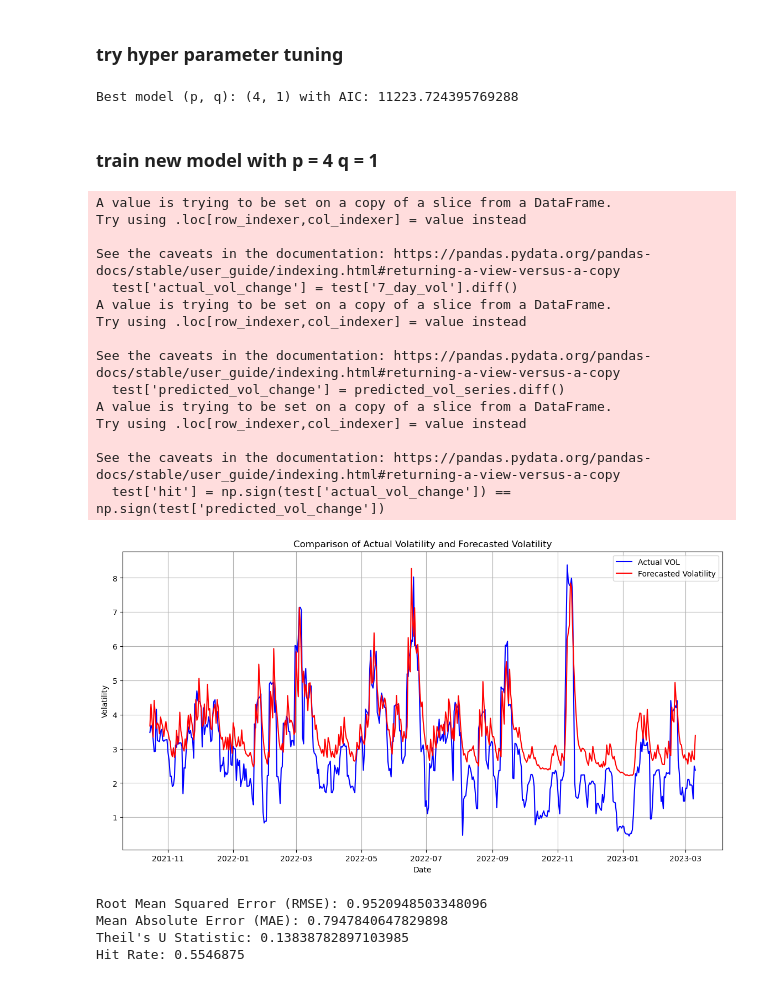
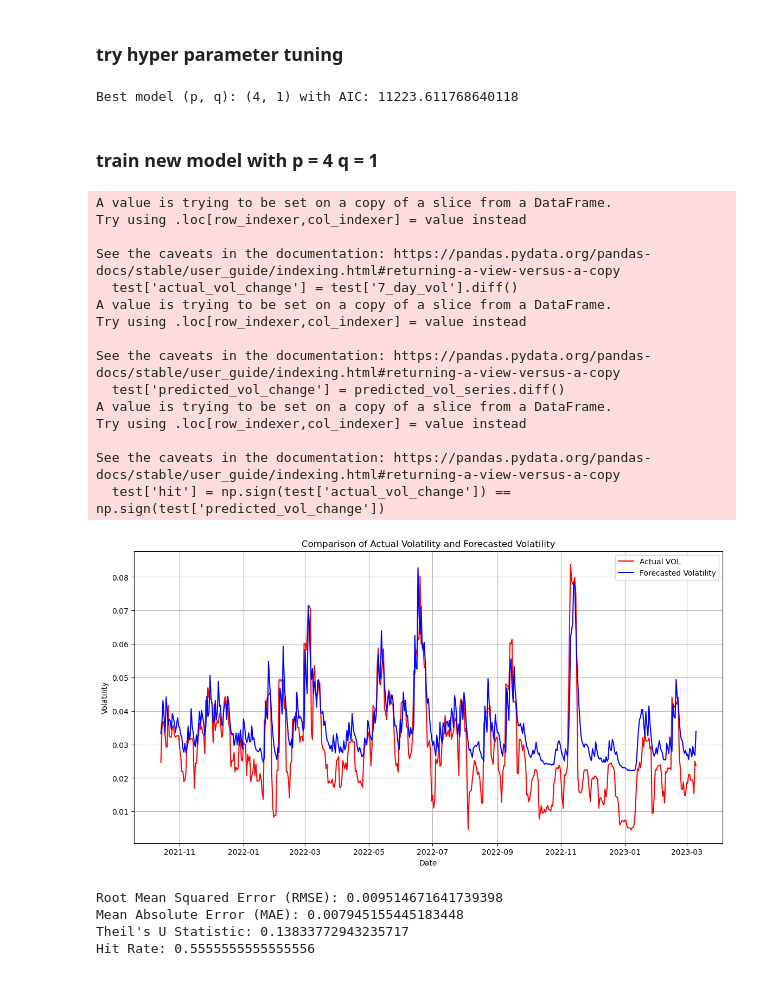
Before and after one commit to frankli073/variance_prediction, a Jupyter notebook: models/GARCH.ipynb, the cells around one changed output. Cells and saved outputs as stored; diff of their text form; code cells hidden in the pictures.

```diff
--- a/models/GARCH.ipynb
+++ b/models/GARCH.ipynb
@@ -61,7 +63,7 @@ features_df = pd.read_csv(features_path, parse_dates=['date'], index_col=0)
 # %% [markdown]
 ### Use the pre-engineered features by Frank
 # %%
-features_df['return'] = features_df['close'].pct_change() * 100
+features_df['return'] = features_df['close'].pct_change()
 features_df.dropna(inplace=True)  # Removing NaN values that occur from pct_change()
 
 features_df
@@ -136,5 +159,9 @@ train
 # %%
 # Define the GARCH model on training data
+
+#scaling warning, multiply by 100 on return for better convergence
+train['return'] = train['return']*100
+test['return'] = test['return']*100
 model = arch_model(train['return'], mean='Zero', vol='Garch', p=1, q=1)
 
 # Fit the model
@@ -179,3 +233,0 @@ plt.plot(test.index, arr_pre, label='Forecasted Volatility', color='red')
-# %%
-test['7_day_vol'] = test['7_day_vol'].apply(lambda x: x*100.0)
-test
@@ -217,6 +249,7 @@ for i in range(len(test)):
     predicted_variance.append(temp_forecast.variance.values[-1, -1])
 
 predicted_volatility = np.sqrt(predicted_variance)  # Taking the square root to get the volatility
+predicted_volatility = predicted_volatility / 100.0 # remember only run this once
 
 # Assumed that predicted_volatility and test['return'] are already defined and available
 
@@ -241,8 +274,8 @@ hit_rate = test['hit'].mean()
 
 # Plotting the comparison
 plt.figure(figsize=(14, 7))
-plt.plot(test.index, test['7_day_vol'], label='Actual VOL', color='blue')
-plt.plot(test.index, predicted_volatility, label='Forecasted Volatility', color='red')
+plt.plot(test.index, test['7_day_vol'], label='Actual VOL', color='red')
+plt.plot(test.index, predicted_volatility, label='Forecasted Volatility', color='blue')
 plt.title('Comparison of Actual Volatility and Forecasted Volatility')
 plt.xlabel('Date')
 plt.ylabel('Volatility')
@@ -299,7 +332,7 @@ for p in range(1, 8):  # Test p from 1 to 7
 
 print(f'Best model (p, q): ({best_p}, {best_q}) with AIC: {best_aic}')
 # %% [output]
-Best model (p, q): (4, 1) with AIC: 11223.724395769288
+Best model (p, q): (4, 1) with AIC: 11223.611768640118
 # %% [markdown]
 ### train new model with p = 4 q = 1
 # %%
@@ -315,6 +348,7 @@ for i in range(len(test)):
     predicted_variance.append(temp_forecast.variance.values[-1, -1])
 
 predicted_volatility = np.sqrt(predicted_variance)  # Taking the square root to get the volatility
+predicted_volatility = predicted_volatility / 100.0
 
 # Assumed that predicted_volatility and test['return'] are already defined and available
 
@@ -339,38 +373,38 @@ hit_rate = test['hit'].mean()
 
 # Plotting the comparison
 plt.figure(figsize=(14, 7))
-plt.plot(test.index, test['7_day_vol'], label='Actual VOL', color='blue')
-plt.plot(test.index, predicted_volatility, label='Forecasted Volatility', color='red')
+plt.plot(test.index, test['7_day_vol'], label='Actual VOL', color='red')
+plt.plot(test.index, predicted_volatility, label='Forecasted Volatility', color='blue')
 plt.title('Comparison of Actual Volatility and Forecasted Volatility')
 plt.xlabel('Date')
 plt.ylabel('Volatility')
 plt.legend()
 plt.grid(True)
 plt.show()
 
 # Print evaluation metrics
 print("Root Mean Squared Error (RMSE):", rmse)
 print("Mean Absolute Error (MAE):", mae)
 print("Theil's U Statistic:", theils_u)
 print("Hit Rate:", hit_rate)
 # %% [output]
 A value is trying to be set on a copy of a slice from a DataFrame.
 Try using .loc[row_indexer,col_indexer] = value instead
 
 See the caveats in the documentation: https://pandas.pydata.org/pandas-docs/stable/user_guide/indexing.html#returning-a-view-versus-a-copy
   test['actual_vol_change'] = test['7_day_vol'].diff()
 A value is trying to be set on a copy of a slice from a DataFrame.
 Try using .loc[row_indexer,col_indexer] = value instead
 
 See the caveats in the documentation: https://pandas.pydata.org/pandas-docs/stable/user_guide/indexing.html#returning-a-view-versus-a-copy
   test['predicted_vol_change'] = predicted_vol_series.diff()
 A value is trying to be set on a copy of a slice from a DataFrame.
 Try using .loc[row_indexer,col_indexer] = value instead
 
 See the caveats in the documentation: https://pandas.pydata.org/pandas-docs/stable/user_guide/indexing.html#returning-a-view-versus-a-copy
   test['hit'] = np.sign(test['actual_vol_change']) == np.sign(test['predicted_vol_change'])
-[figure, old version]
+[figure, new version]
-Root Mean Squared Error (RMSE): 0.9520948503348096
-Mean Absolute Error (MAE): 0.7947840647829898
-Theil's U Statistic: 0.13838782897103985
-Hit Rate: 0.5546875
+Root Mean Squared Error (RMSE): 0.009514671641739398
+Mean Absolute Error (MAE): 0.007945155445183448
+Theil's U Statistic: 0.13833772943235717
+Hit Rate: 0.5555555555555556
```
Also changed, not shown: parts of 12 cells of this notebook.
